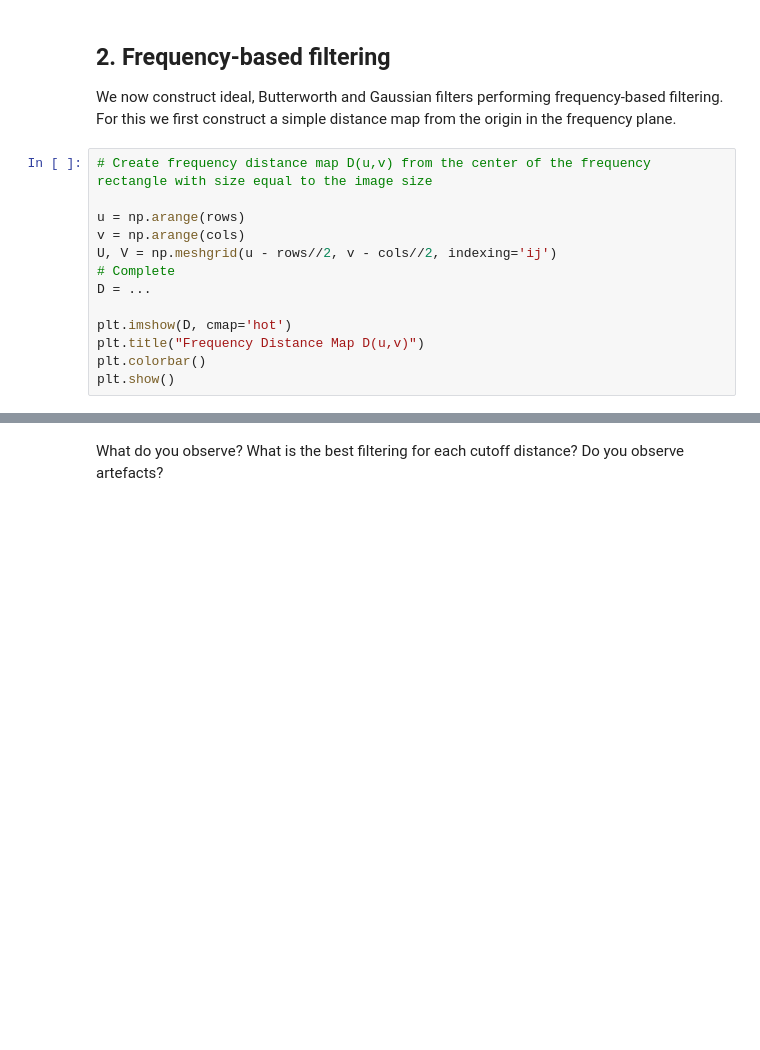
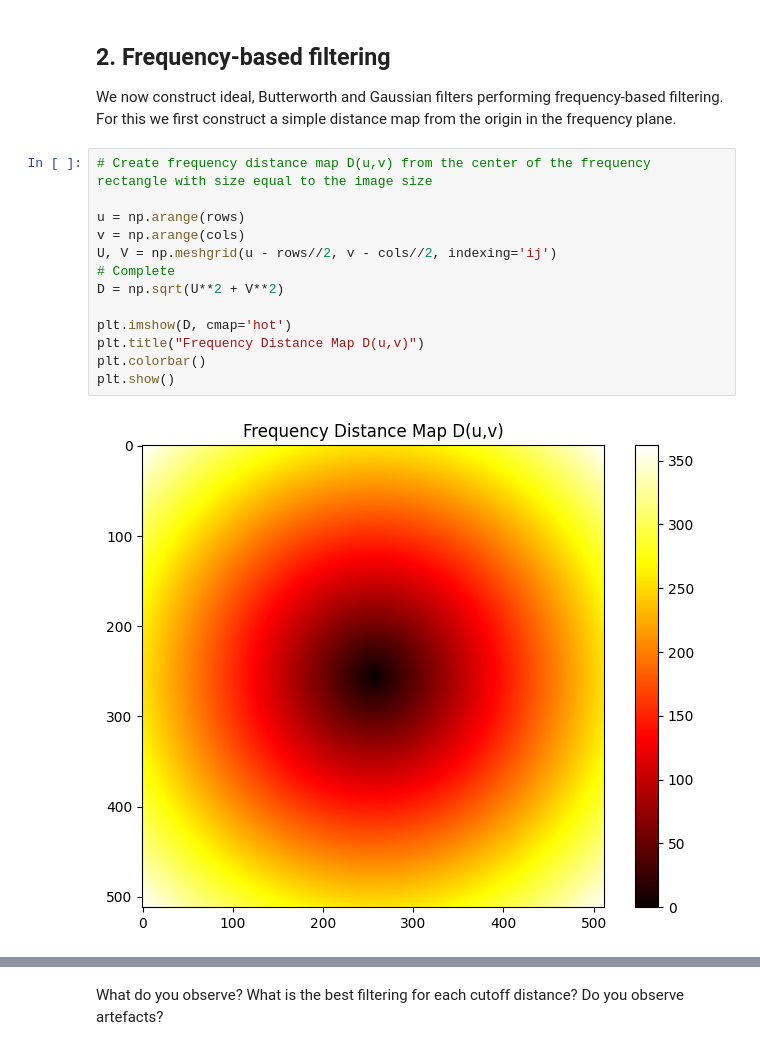
Before and after one commit to mariomine88/Unige_code, a Jupyter notebook: Master/First/DSP/lab 3 - Frequency filtering, Fourier transform and deconvolution/DSIP_lab3.ipynb, the cells around one changed output, grey strips where cells are left out. Drawn from its saved outputs; the diff is of its cells as text; blank space fills up the shorter version.

```diff
--- a/Master/First/DSP/lab 3 - Frequency filtering, Fourier transform and deconvolution/DSIP_lab3.ipynb
+++ b/Master/First/DSP/lab 3 - Frequency filtering, Fourier transform and deconvolution/DSIP_lab3.ipynb
@@ -77,16 +80,18 @@ For this we first construct a simple distance map from the origin in the frequen
 # %%
 # Create frequency distance map D(u,v) from the center of the frequency rectangle with size equal to the image size
 
 u = np.arange(rows)
 v = np.arange(cols)
 U, V = np.meshgrid(u - rows//2, v - cols//2, indexing='ij')
 # Complete
-D = ...
+D = np.sqrt(U**2 + V**2)
 
 plt.imshow(D, cmap='hot')
 plt.title("Frequency Distance Map D(u,v)")
 plt.colorbar()
 plt.show()
+# %% [output]
+[figure, added]
 # %%
 # Define frequency domain filters: ideal, Butterworth, Gaussian
 # Output: transfrer function H(u,v) depending on cutoff distance D0 given as input
```
Also changed, not shown: parts of 12 cells of this notebook.
